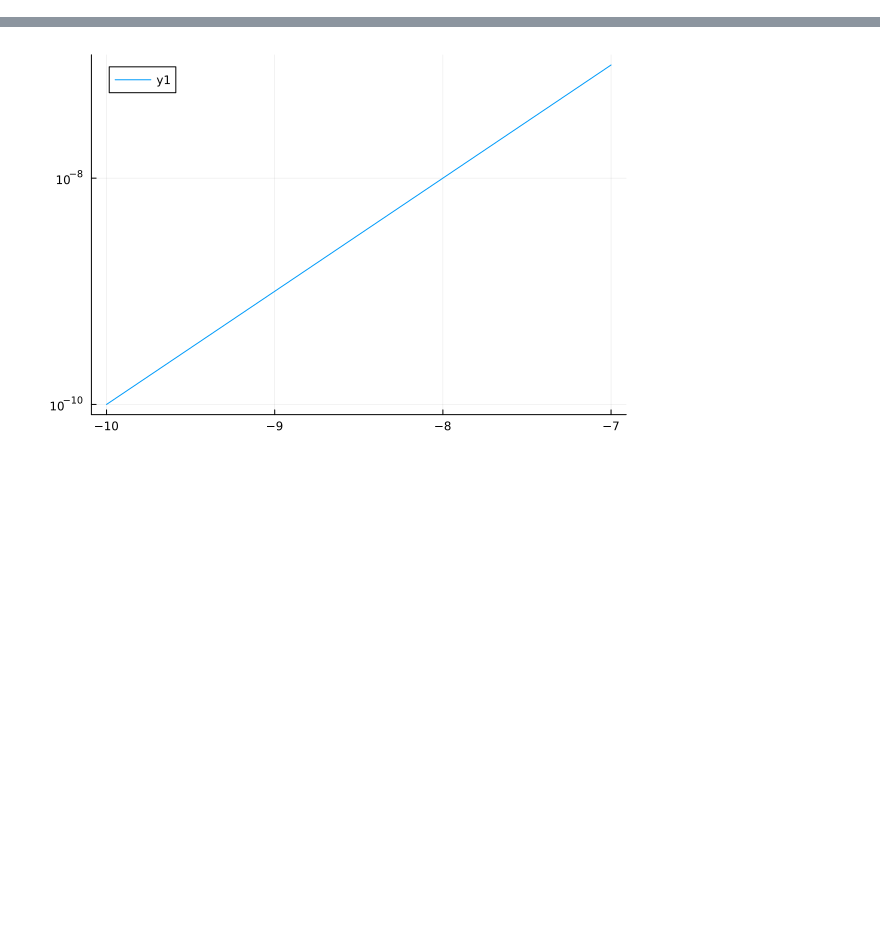
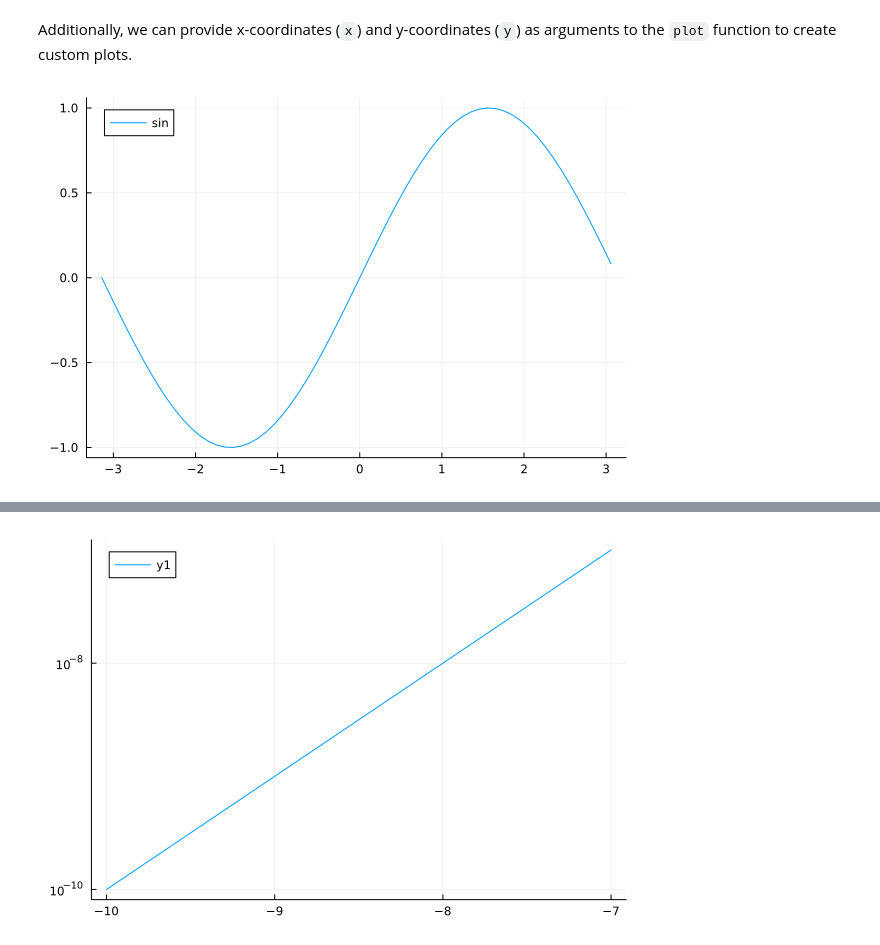
Before and after one commit to tensor4all/T4AJuliaTutorials, a Jupyter notebook: _sources/ipynbs/plots.ipynb, the cells around one changed output, grey strips where cells are left out. Drawn from its saved outputs; the diff is of its cells as text; code cells hidden in the pictures; blank space fills up the shorter version.

```diff
--- a/_sources/ipynbs/plots.ipynb
+++ b/_sources/ipynbs/plots.ipynb
@@ -7,0 +17,10 @@ using LaTeXStrings
+# %% [markdown]
+
+Additionally, we can provide x-coordinates (`x`) and y-coordinates (`y`) as arguments to the `plot` function to create custom plots.
+# %%
+x = -π:0.1:π
+y = sin.(x)
+# line plot
+plot(x, y, label="sin")
+# %% [output]
+[figure, added]
```
Also changed, not shown: parts of 17 cells of this notebook, 19 other files.
